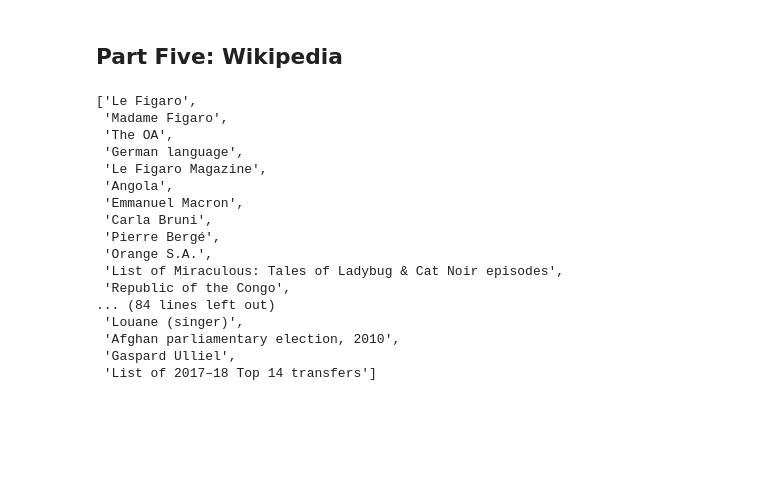
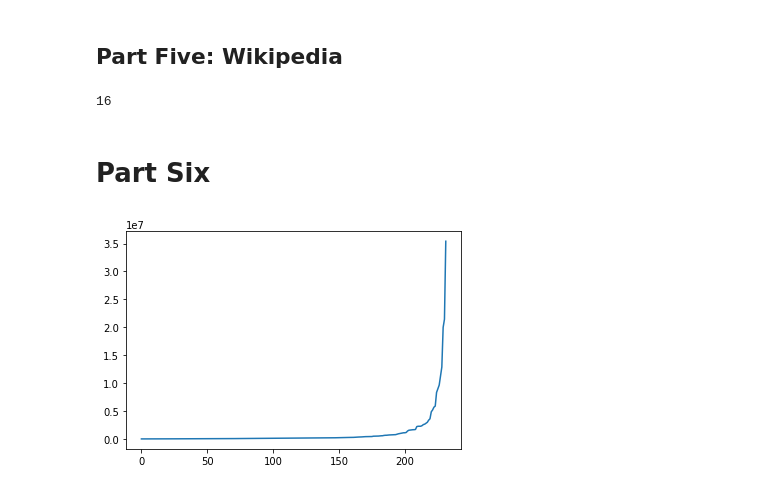
Before and after one commit to MackHartley/FakeNewsClassifier, a Jupyter notebook: exploratory.ipynb, the cells around one changed output. Saved outputs shown, nothing was run; the diff lists cells and outputs as text; code cells hidden in the pictures; blank space fills up the shorter version.

```diff
--- a/exploratory.ipynb
+++ b/exploratory.ipynb
@@ -223,23 +225,14 @@ Sites with lower possibility are more likely to be classified as fake
 ## Part Five: Wikipedia
 # %%
 import wikipedia
-# %%
-wikipedia.search("lefigaro", results=100)
-# %% [output]
-['Le Figaro',
- 'Madame Figaro',
- 'The OA',
- 'German language',
- 'Le Figaro Magazine',
- 'Angola',
- 'Emmanuel Macron',
- 'Carla Bruni',
- 'Pierre Bergé',
- 'Orange S.A.',
- 'List of Miraculous: Tales of Ladybug & Cat Noir episodes',
- 'Republic of the Congo',
-... (84 lines left out)
- 'Louane (singer)',
- 'Afghan parliamentary election, 2010',
- 'Gaspard Ulliel',
- 'List of 2017–18 Top 14 transfers']
+# %%
+len(wikipedia.search("dailynewshungary", results=501))
+# %% [output]
+16
+# %% [markdown]
+# Part Six
+# %%
+plt.plot(sorted(fake_parameters))
+plt.show()
+# %% [output]
+[figure, added]
```
Also changed, not shown: parts of 21 cells of this notebook, 3 other files.
